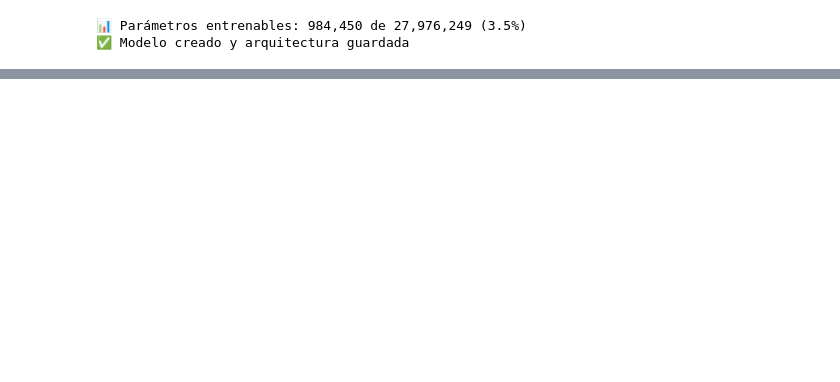
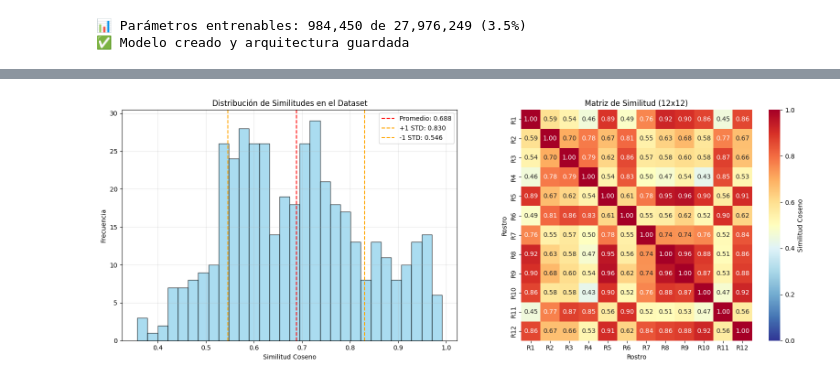
Before and after one commit to fernandopr11/LiveTrainingModel, a Jupyter notebook: LiveTrainingModel.ipynb, the cells around one changed output, grey strips where cells are left out. Drawn from its saved outputs; the diff is of its cells as text; code cells hidden in the pictures; blank space fills up the shorter version.

Commit message:
feat(analysis): add dataset and compute pairwise cosine similarity with statistical and matrix visualization.

```diff
--- a/LiveTrainingModel.ipynb
+++ b/LiveTrainingModel.ipynb
@@ -121,25 +134,11 @@ class LiveFaceModel(nn.Module):
 
 model = LiveFaceModel().to(device)
 # %%
-
 # Mostrar parámetros entrenables
 trainable = sum(p.numel() for p in model.parameters() if p.requires_grad)
 total = sum(p.numel() for p in model.parameters())
 log_message(f"📊 Parámetros entrenables: {trainable:,} de {total:,} ({100*trainable/total:.1f}%)")
 
-# Guardar arquitectura del modelo
-model_info = {
-    'timestamp': timestamp,
-    'device': str(device),
-    'total_parameters': total,
-    'trainable_parameters': trainable,
-    'trainable_percentage': round(100*trainable/total, 2),
-    'model_architecture': 'LiveFaceModel con InceptionResNetV1 backbone'
-}
-
-with open(f"{DIRS['logs']}/model_architecture_{timestamp}.json", 'w') as f:
-    json.dump(model_info, f, indent=2)
-
 log_message("✅ Modelo creado y arquitectura guardada")
 # %% [output]
 📊 Parámetros entrenables: 984,450 de 27,976,249 (3.5%)
@@ -586,0 +448,82 @@ log_message(f"   Gráficos: {DIRS['plots']}/training_comparison_{timestamp}.png"
+# %%
+import numpy as np
+import matplotlib.pyplot as plt
+import seaborn as sns
+from pathlib import Path
+from sklearn.metrics.pairwise import cosine_similarity
+
+# =============================================================================
+# PASO 4.4: ANÁLISIS DE SIMILITUD COSENO DEL DATASET
+# =============================================================================
+
+print(f"\n📊 ANÁLISIS DE SIMILITUD COSENO DEL DATASET...")
+
+# Calcular matriz de similitud coseno
+similarity_matrix = cosine_similarity(embeddings_array)
+
+# Estadísticas de similitud
+upper_triangle = similarity_matrix[np.triu_indices_from(similarity_matrix, k=1)]
+similitud_promedio = np.mean(upper_triangle)
+similitud_std = np.std(upper_triangle)
+similitud_min = np.min(upper_triangle)
+similitud_max = np.max(upper_triangle)
+
+print(f"📈 Estadísticas de similitud:")
+print(f"   • Similitud promedio: {similitud_promedio:.4f}")
+print(f"   • Desviación estándar: {similitud_std:.4f}")
+print(f"   • Rango: [{similitud_min:.4f}, {similitud_max:.4f}]")
+print(f"   • Número de comparaciones: {len(upper_triangle)}")
+
+# Visualización de resultados
+plt.figure(figsize=(16, 6))
+
+# Subplot 1: Distribución de similitudes
+plt.subplot(1, 2, 1)
+plt.hist(upper_triangle, bins=30, alpha=0.7, color='skyblue', edgecolor='black')
+plt.axvline(similitud_promedio, color='red', linestyle='--',
+            label=f'Promedio: {similitud_promedio:.3f}')
+plt.axvline(similitud_promedio + similitud_std, color='orange', linestyle='--',
+            label=f'+1 STD: {similitud_promedio + similitud_std:.3f}')
+plt.axvline(similitud_promedio - similitud_std, color='orange', linestyle='--',
+            label=f'-1 STD: {similitud_promedio - similitud_std:.3f}')
+plt.xlabel('Similitud Coseno')
+plt.ylabel('Frecuencia')
+plt.title('Distribución de Similitudes en el Dataset')
+plt.legend()
+plt.grid(True, alpha=0.3)
+
+# Subplot 2: Matriz de similitud con números
+plt.subplot(1, 2, 2)
+# Mostrar matriz completa si es pequeña, sino muestra muestra
+if len(embeddings_dataset) <= 12:
+    sample_size = len(embeddings_dataset)
+    sample_matrix = similarity_matrix
+    sample_names = [f"R{i+1}" for i in range(sample_size)]
+else:
+    sample_size = 12
+    sample_matrix = similarity_matrix[:sample_size, :sample_size]
+    sample_names = [f"R{i+1}" for i in range(sample_size)]
+
+# Crear heatmap con valores numéricos
+sns.heatmap(sample_matrix,
+            annot=True,  # Mostrar números
+            fmt='.2f',   # Formato de 2 decimales
+            cmap='RdYlBu_r',
+            square=True,
+            cbar_kws={'label': 'Similitud Coseno'},
+            xticklabels=sample_names,
+            yticklabels=sample_names,
+            vmin=0, vmax=1)
+plt.title(f'Matriz de Similitud ({sample_size}x{sample_size})')
+plt.xlabel('Rostro')
+plt.ylabel('Rostro')
+
+plt.tight_layout()
+
+# Guardar gráfico
+plot_path = Path(DIRS['results']) / f"similarity_analysis_{timestamp}.png"
+plt.savefig(plot_path, dpi=300, bbox_inches='tight')
+plt.show()
+
+print(f"📊 Gráfico guardado en: {plot_path}")
+# %% [output]
@@ -586,0 +536 @@ log_message(f"   Gráficos: {DIRS['plots']}/training_comparison_{timestamp}.png"
+[figure, added]
```
Also changed, not shown: parts of 14 cells of this notebook.
